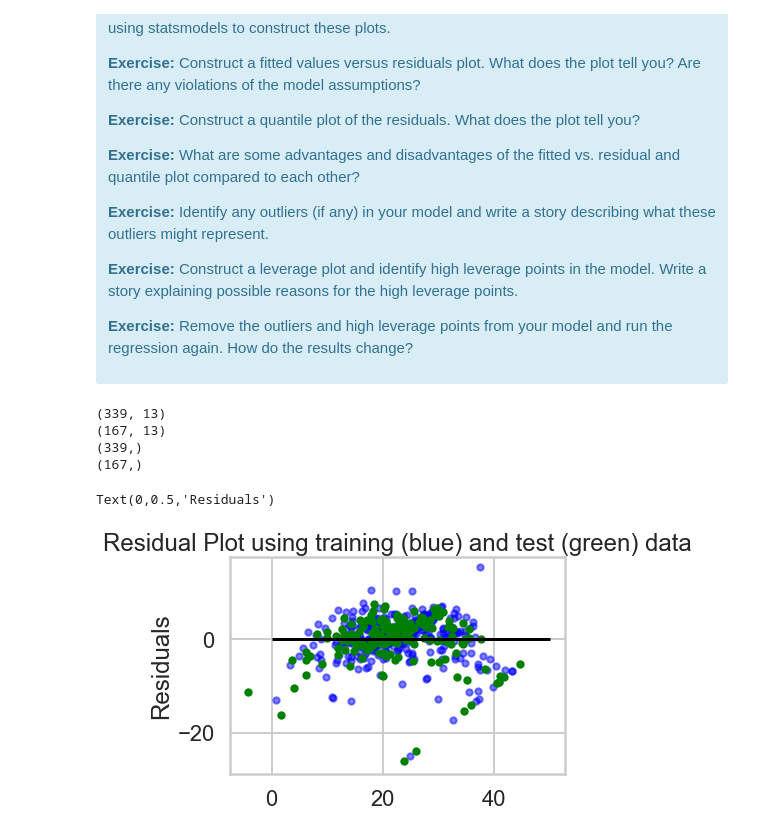
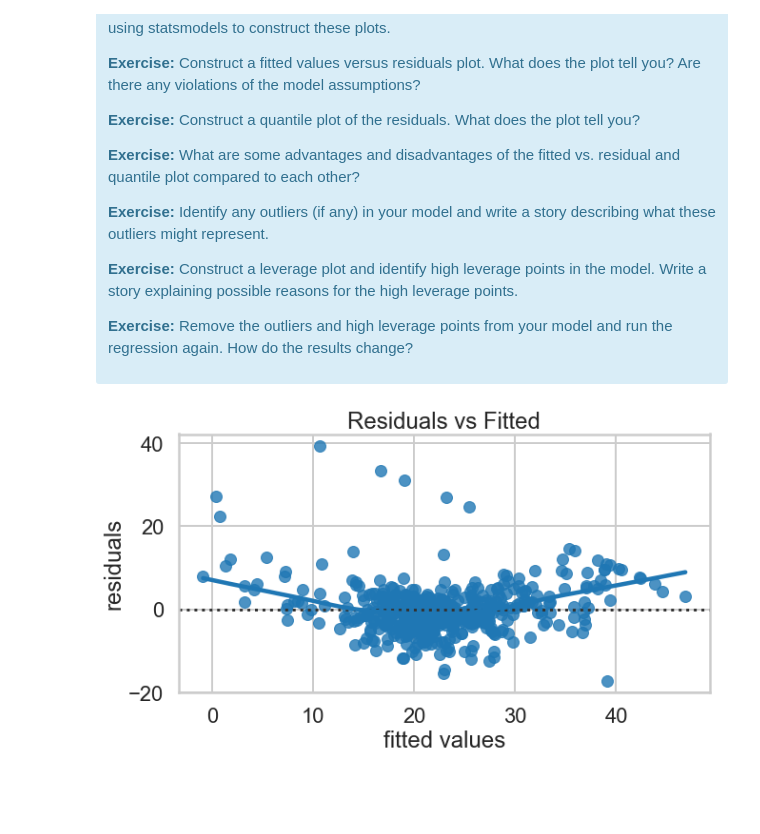
Before and after one commit to elhambahrami/Mini-Project-Linear-Regression, a Jupyter notebook: Mini_Project_Linear_Regression.ipynb, the cells around one changed output. Drawn from its saved outputs; the diff is of its cells as text; code cells hidden in the pictures; blank space fills up the shorter version.

```diff
--- a/Mini_Project_Linear_Regression.ipynb
+++ b/Mini_Project_Linear_Regression.ipynb
@@ -763,7 +741,7 @@ So these two statistics although having a relation, are still very different fro
 </div>
 # %%
 # your turn
-c = ols('PRICE~CRIM', bos).fit()
+c = ols('PRICE~CRIM + RM + PTRATIO', bos).fit()
 print(c.summary())
 # %% [output]
                             OLS Regression Results
@@ -889,13 +866,0 @@ from sklearn.model_selection import cross_val_score
-# %%
-# Your turn.
-X_train, X_test, Y_train, Y_test = train_test_split(
-    X, bos.PRICE, test_size=0.33, random_state = 5)
-print (X_train.shape)
-print (X_test.shape)
-print (Y_train.shape)
-print (Y_test.shape)
-# %% [output]
-(339, 13)
-(167, 13)
-(339,)
-(167,)
@@ -906,9 +867,10 @@ pred_test = lm.predict(Y_train)
-# %%
-plt.scatter(lm.predict(X_train), lm.predict(X_train) - Y_train, c='b', s=40, alpha=0.5)
-plt.scatter(lm.predict(X_test), lm.predict(X_test) - Y_test, c='g', s=40)
-plt.hlines(y = 0, xmin=0, xmax = 50)
-plt.title('Residual Plot using training (blue) and test (green) data')
-plt.ylabel('Residuals')
-# %% [output]
-Text(0,0.5,'Residuals')
-[figure, removed]
+# %%
+#Residual vs fitted value plot
+plt.figure(figsize=(10,5))
+sns.residplot(c.fittedvalues,c.resid, lowess=True)
+plt.xlabel('fitted values')
+plt.ylabel('residuals')
+plt.title('Residuals vs Fitted')
+plt.show()
+# %% [output]
+[figure, added]
```
Also changed, not shown: parts of 29 cells of this notebook.
